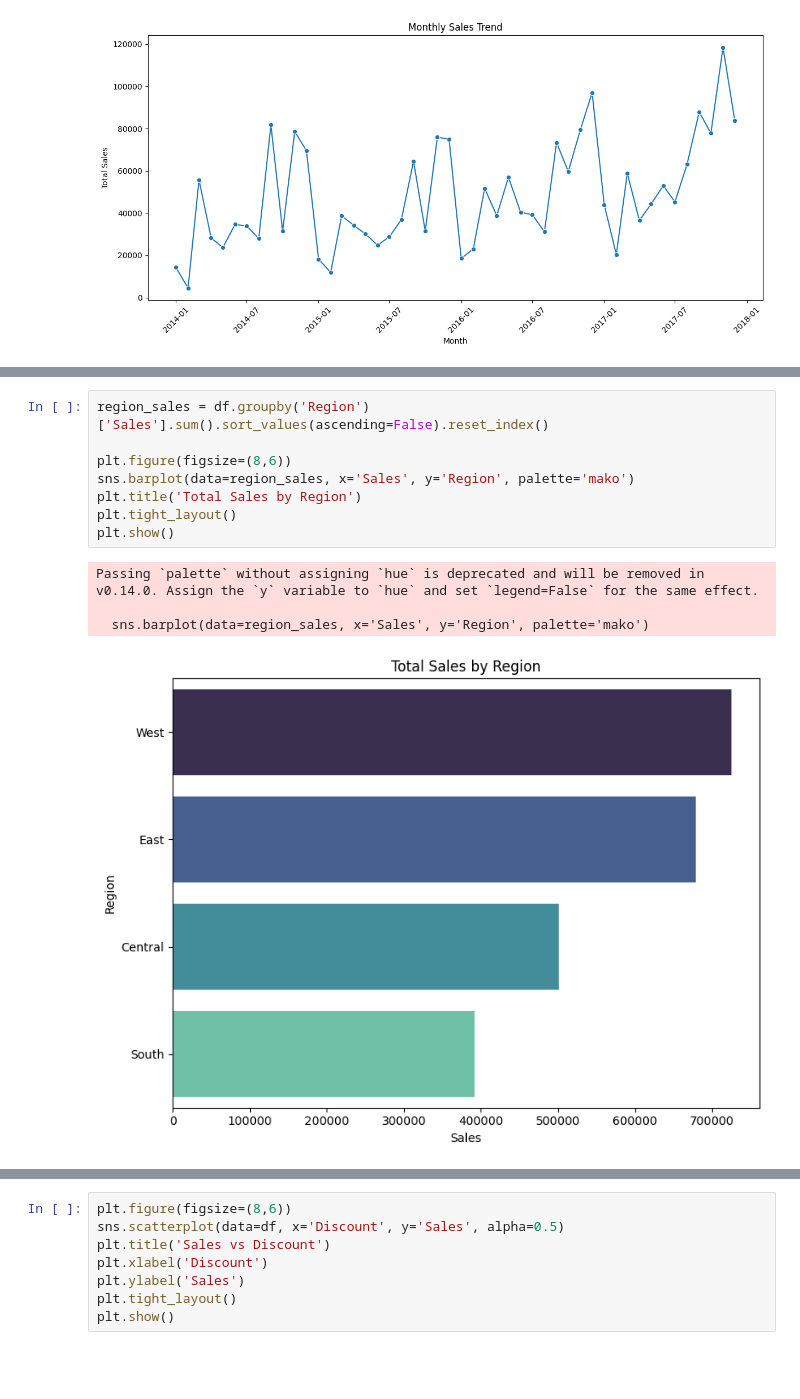
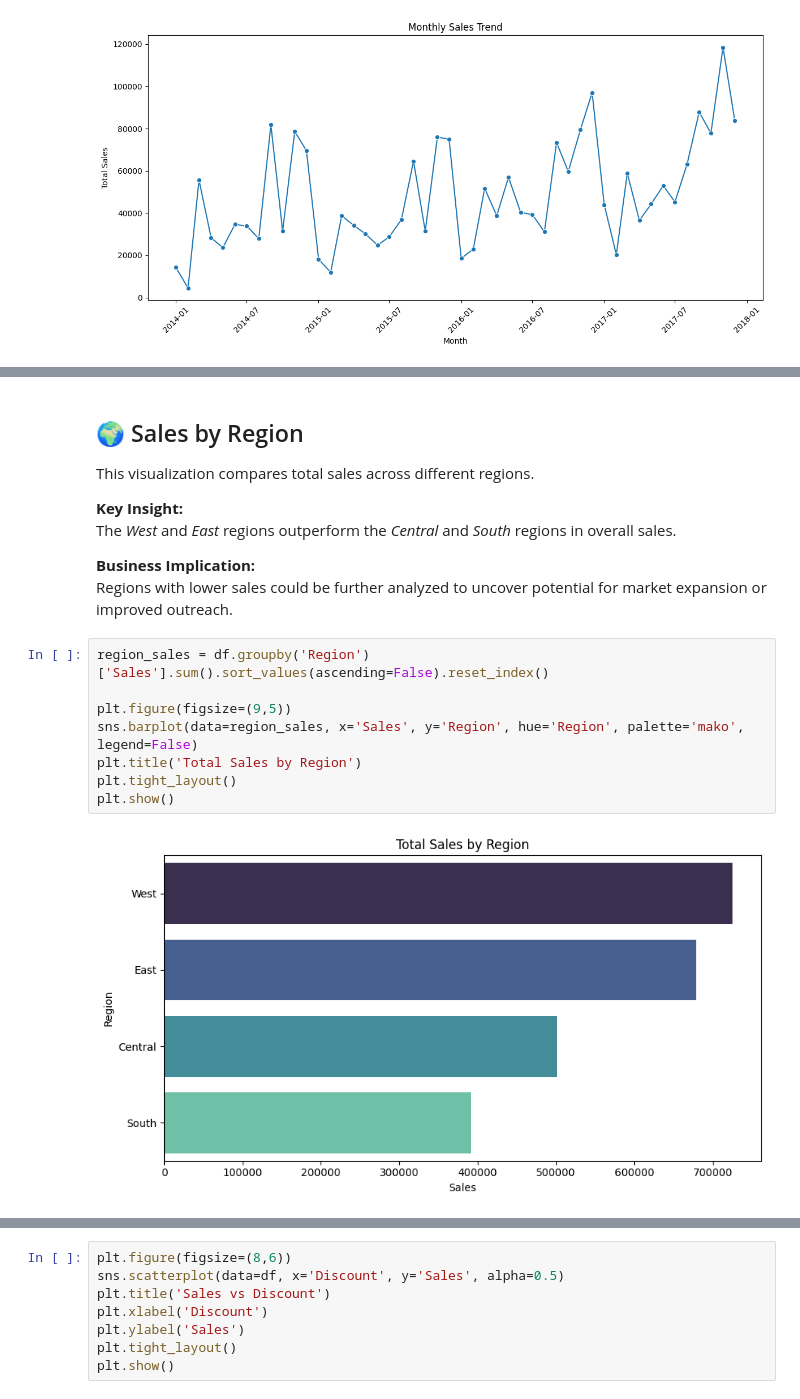
Before and after one commit to sanazgolriz/ThatDataGirl-Portfolio, a Jupyter notebook: sales-trends-dashboard/SalesTrendsNotebook.ipynb, the cells around one changed output, grey strips where cells are left out. Saved outputs shown, nothing was run; the diff lists cells and outputs as text; blank space fills up the shorter version.

```diff
--- a/sales-trends-dashboard/SalesTrendsNotebook.ipynb
+++ b/sales-trends-dashboard/SalesTrendsNotebook.ipynb
@@ -69,13 +78,20 @@ Passing `palette` without assigning `hue` is deprecated and will be removed in v
+# %% [markdown]
+## 🌍 Sales by Region
+
+This visualization compares total sales across different regions.
+
+**Key Insight:**
+The *West* and *East* regions outperform the *Central* and *South* regions in overall sales.
+
+**Business Implication:**
+Regions with lower sales could be further analyzed to uncover potential for market expansion or improved outreach.
 # %%
 region_sales = df.groupby('Region')['Sales'].sum().sort_values(ascending=False).reset_index()
 
-plt.figure(figsize=(8,6))
-sns.barplot(data=region_sales, x='Sales', y='Region', palette='mako')
+plt.figure(figsize=(9,5))
+sns.barplot(data=region_sales, x='Sales', y='Region', hue='Region', palette='mako', legend=False)
 plt.title('Total Sales by Region')
 plt.tight_layout()
 plt.show()
 # %% [output]
-Passing `palette` without assigning `hue` is deprecated and will be removed in v0.14.0. Assign the `y` variable to `hue` and set `legend=False` for the same effect.
-
-  sns.barplot(data=region_sales, x='Sales', y='Region', palette='mako')
-[figure, old version]
+[figure, new version]
```
Also changed, not shown: parts of 7 cells of this notebook.
